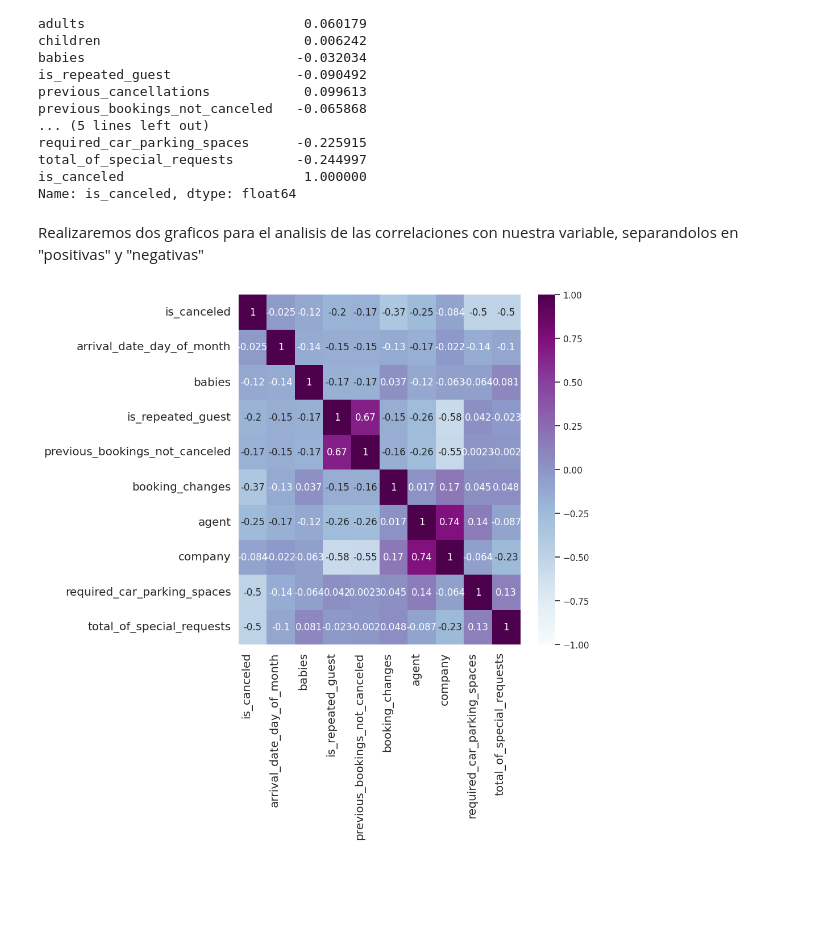
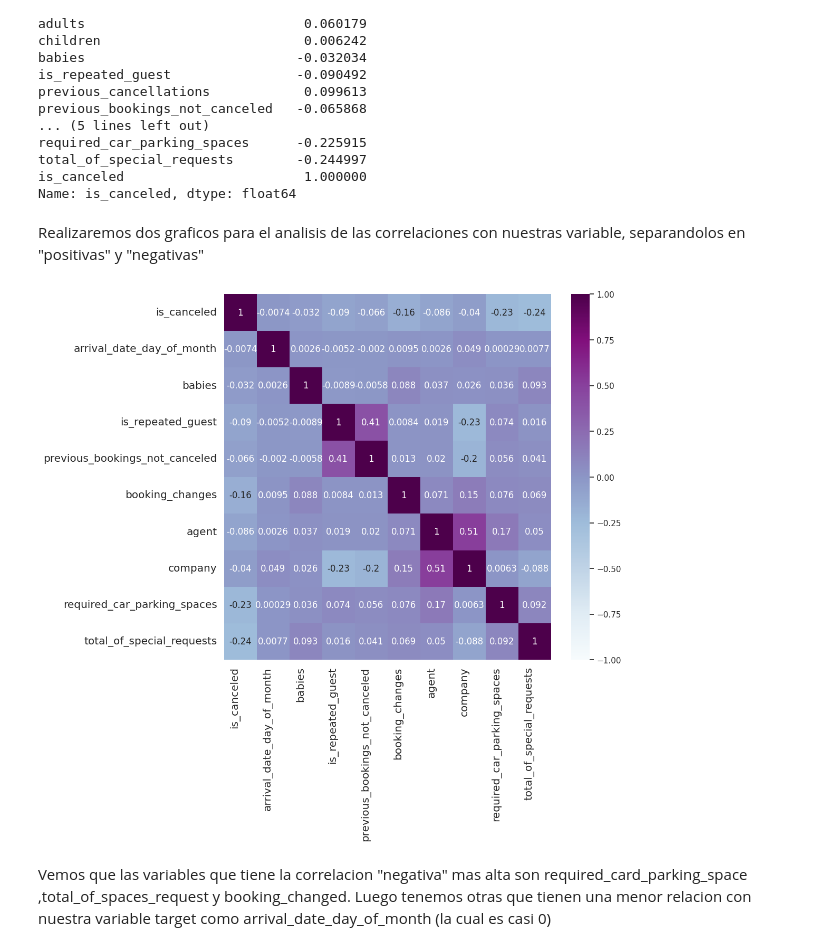
Before and after one commit to franciscoL0pez/TrabajosPracticosOrganizacionDeDatos1C2023, a Jupyter notebook: Tp_1.ipynb, the cells around one changed output. Saved outputs shown, nothing was run; the diff lists cells and outputs as text; code cells hidden in the pictures; blank space fills up the shorter version.

```diff
--- a/Tp_1.ipynb
+++ b/Tp_1.ipynb
@@ -215,30 +222,32 @@ total_of_special_requests        -0.244997
 is_canceled                       1.000000
 Name: is_canceled, dtype: float64
 # %% [markdown]
-Realizaremos dos graficos para el analisis de las correlaciones con nuestra variable, separandolos en "positivas" y "negativas"
+Realizaremos dos graficos para el analisis de las correlaciones con nuestras variable, separandolos en "positivas" y "negativas"
 # %%
 lista_corr_negativas = ['is_canceled','arrival_date_day_of_month','babies','is_repeated_guest','previous_bookings_not_canceled','booking_changes','agent','company','required_car_parking_spaces','total_of_special_requests']
 corr_matrix = df_hotels_train[lista_corr_negativas].corr()
-sns.set(rc = {'figure.figsize':(8,8)})
-heatmap = sns.heatmap(corr_matrix.corr(), vmin=-1, vmax=1, annot=True, cmap="BuPu")
+sns.set(rc = {'figure.figsize':(10,9)})
+heatmap = sns.heatmap(corr_matrix, vmin=-1, vmax=1, annot=True, cmap="BuPu")
 heatmap.set_xticklabels(
 
     heatmap.get_xticklabels(),
     rotation=90,
     horizontalalignment='right',
     fontweight='light',
     fontsize='large'
 )
 
 heatmap.set_yticklabels(
     heatmap.get_yticklabels(),
     fontweight='light',
     fontsize='large'
 )
 
 
 
 plt.show()
 # %% [output]
-[figure, old version]
+[figure, new version]
+# %% [markdown]
+Vemos que las variables que tiene la correlacion "negativa" mas alta son required_card_parking_space ,total_of_spaces_request y booking_changed. Luego tenemos otras que tienen una menor relacion con nuestra variable target como arrival_date_day_of_month (la cual es casi 0)
 # %%
```
Also changed, not shown: parts of 12 cells of this notebook.
